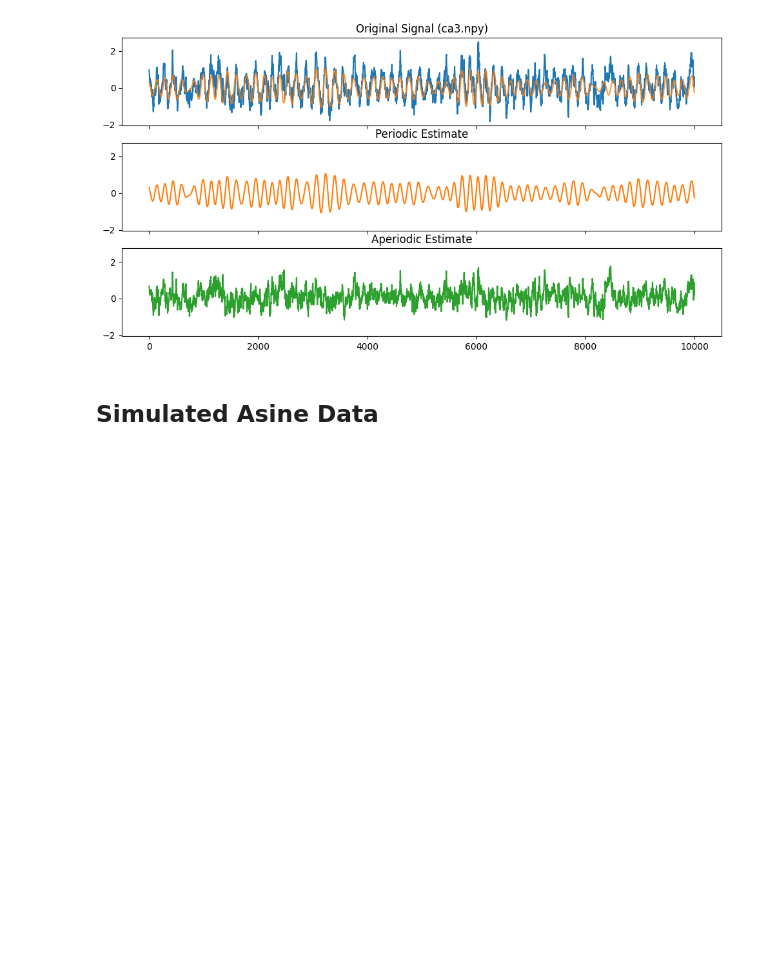
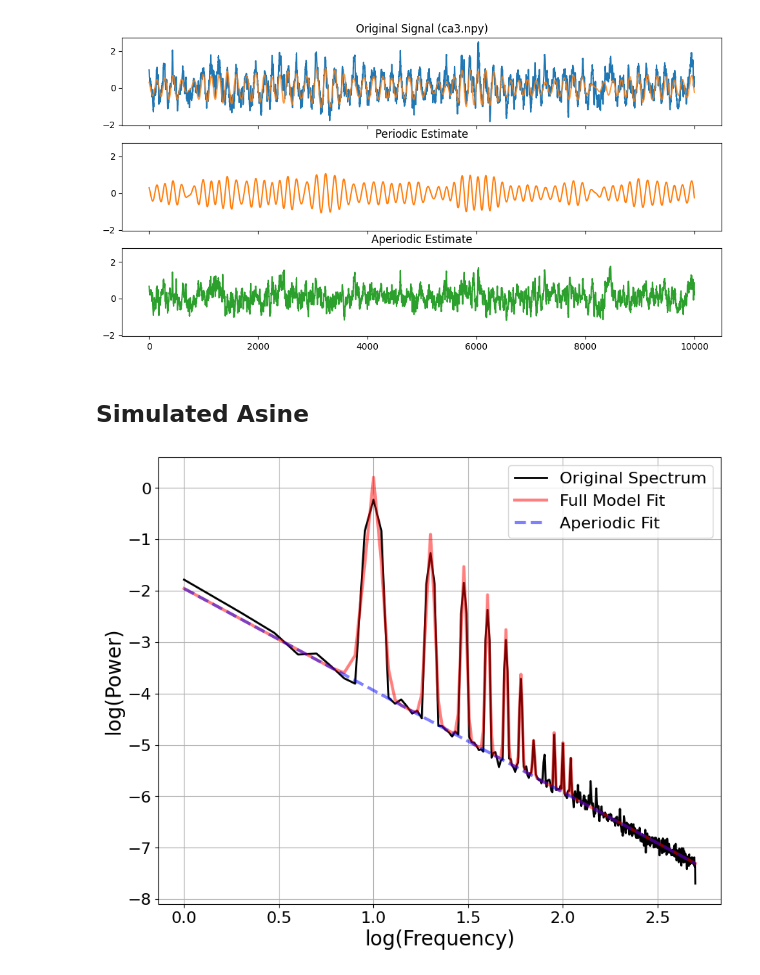
Before and after one commit to ryanhammonds/explorations, a Jupyter notebook: periodic_aperiodic_decomposition.ipynb, the cells around one changed output. Cells and saved outputs as stored; diff of their text form; code cells hidden in the pictures; blank space fills up the shorter version.

```diff
--- a/periodic_aperiodic_decomposition.ipynb
+++ b/periodic_aperiodic_decomposition.ipynb
@@ -181,4 +177,22 @@ axes[2].set_title('Aperiodic Estimate')
 Text(0.5, 1.0, 'Aperiodic Estimate')
 [figure]
 # %% [markdown]
-## Simulated Asine Data
+## Simulated Asine
+# %%
+n_seconds = 25
+fs = 1000
+
+# Simulate
+np.random.seed(0)
+sig_ap = sim_powerlaw(n_seconds, fs)
+sig_pe = sim_oscillation(n_seconds, fs, 10, cycle='asine', rdsym=.8)
+sig = sig_ap + sig_pe
+
+# SpecParam
+freqs, powers = compute_spectrum(sig, fs)
+fm = FOOOF(max_n_peaks=10, verbose=False)
+
+fm.fit(freqs, powers)
+fm.plot(plt_log=True)
+# %% [output]
+[figure, added]
```
Also changed, not shown: parts of 11 cells of this notebook.
